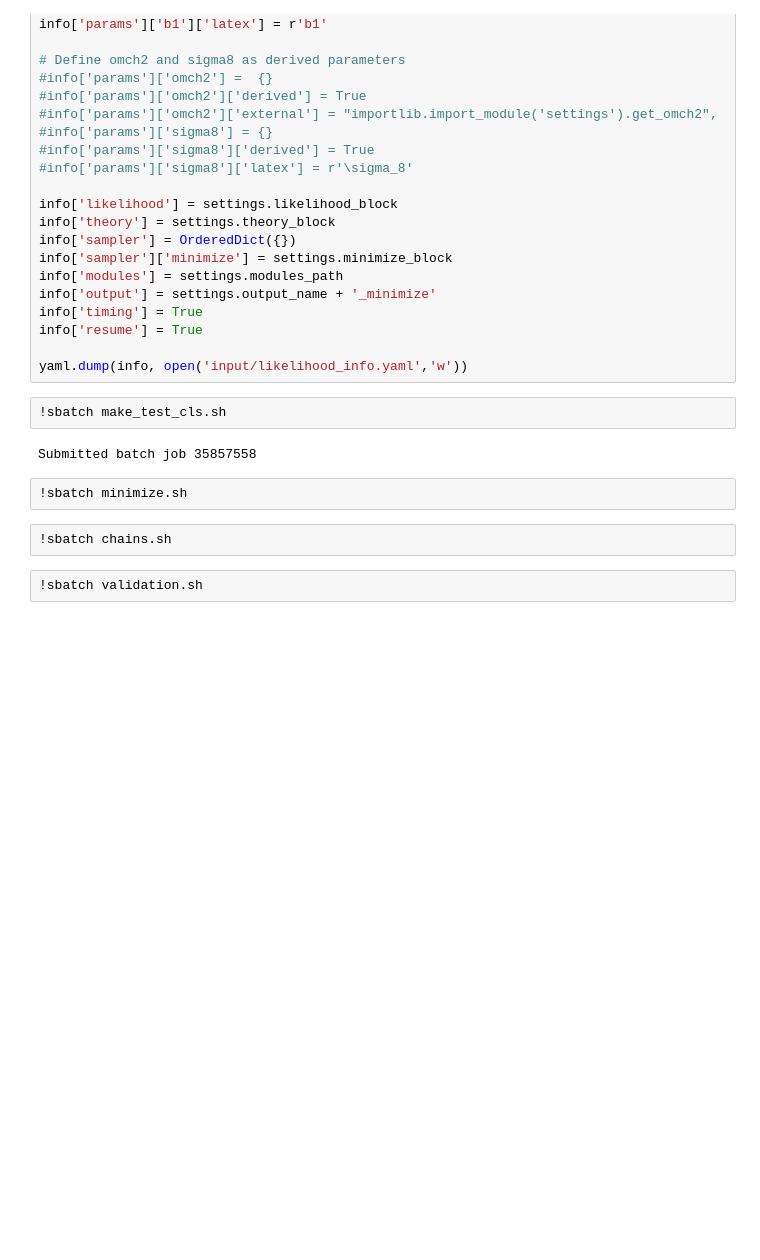
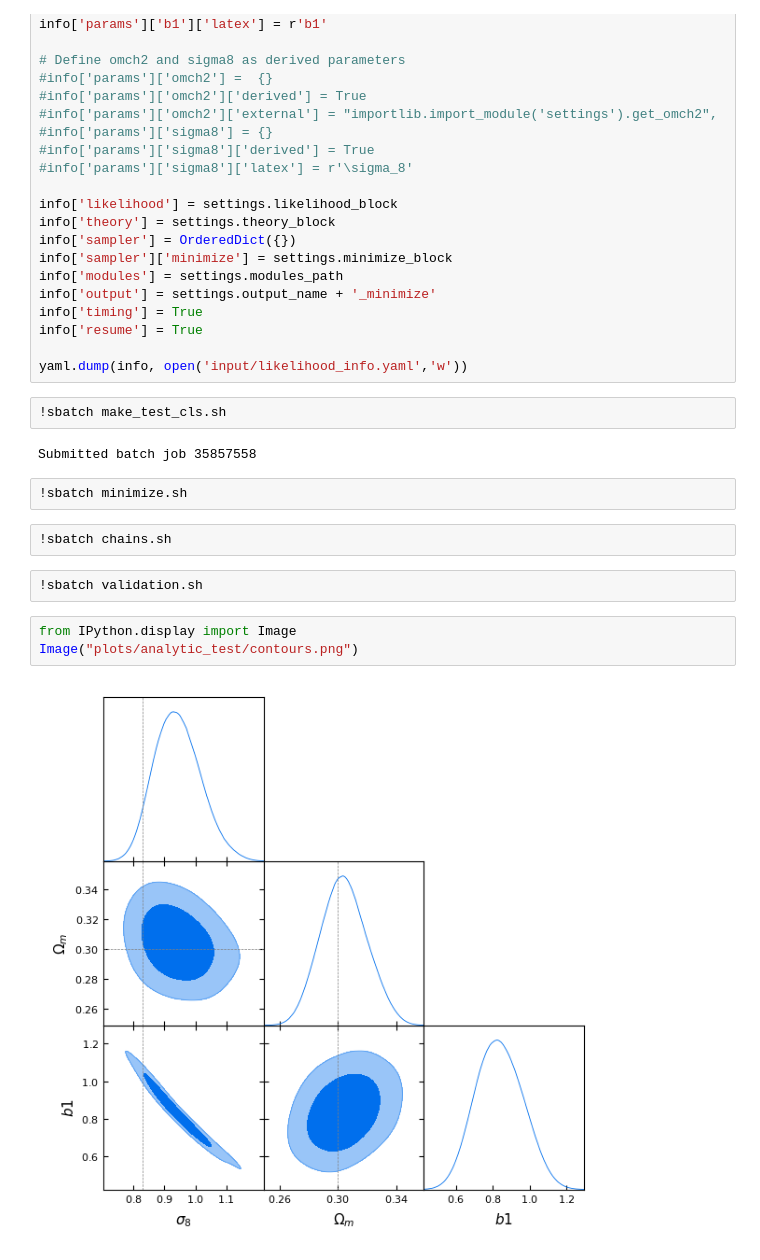
Before and after one commit to simonsobs/xcorr, a Jupyter notebook: notebooks/likelihood_example.ipynb, the cells around one changed output. Saved outputs shown, nothing was run; the diff lists cells and outputs as text; blank space fills up the shorter version.

Commit message:
added plots to the likelihood notebook0

```diff
--- a/notebooks/likelihood_example.ipynb
+++ b/notebooks/likelihood_example.ipynb
@@ -83,3 +83,8 @@ Submitted batch job 35857558
 !sbatch chains.sh
 # %%
 !sbatch validation.sh
+# %%
+from IPython.display import Image
+Image("plots/analytic_test/contours.png")
+# %% [output]
+[figure, added]
```
Also changed, not shown: parts of 7 cells of this notebook, 1 other file.
